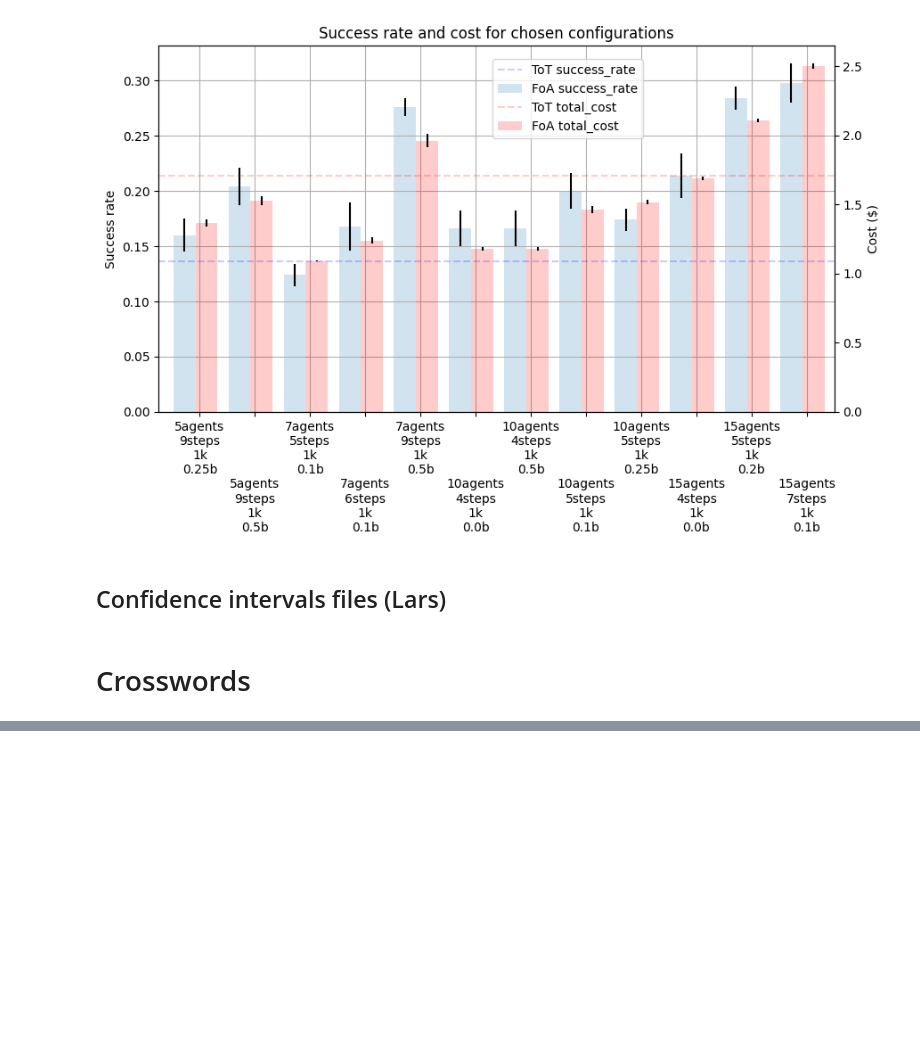
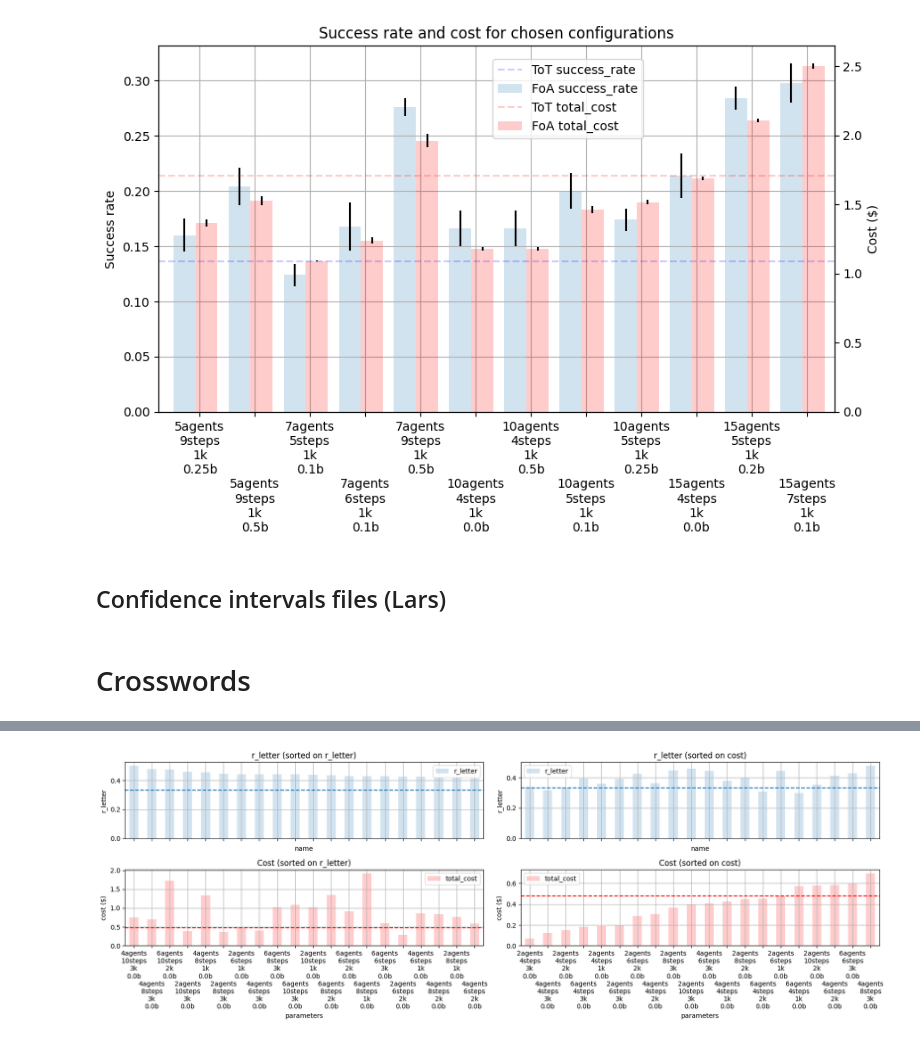
Before and after one commit to au-clan/FoA, a Jupyter notebook: n_overleaf.ipynb, the cells around one changed output, grey strips where cells are left out. Saved outputs shown, nothing was run; the diff lists cells and outputs as text; code cells hidden in the pictures; blank space fills up the shorter version.

Commit message:
Crosswords initial gridsearch results

```diff
--- a/n_overleaf.ipynb
+++ b/n_overleaf.ipynb
@@ -127,6 +129,6 @@ def plot_per_agents_and_steps(df, tot_accuracy, tot_cost, k, save_to, figsize=(1
 # %%
 # Accuracy and Cost from ToT benchmarks
-tot_runs = get_files_in_folder("benchmarks/gameof24")
+tot_runs = get_files_in_folder("benchmarks/gameof24/propose")
 tot_accuracies = []
 tot_costs = []
 
@@ -501,16 +746,16 @@ def get_crossword_metrcis_tot(file_path):
 # %%
 benchmark_logs = get_files_in_folder("benchmarks/crosswords/propose")
 
-results = {"r_letter": [], "r_word": [], "r_game": [], "cost": []}
+results = {"r_letter": [], "r_word": [], "r_game": [], "total_cost": []}
 for log in benchmark_logs:
     result = get_crossword_metrcis_tot(log)
     results["r_letter"].append(result["r_letter"])
     results["r_word"].append(result["r_word"])
     results["r_game"].append(result["r_game"])
-    results["cost"].append(result["cost"])
+    results["total_cost"].append(result["cost"])
 
-mean_results = {key: sum(value)/len(value) for key, value in results.items()}
-mean_results
+tot_metrics = {key: sum(value)/len(value) for key, value in results.items()}
+tot_metrics
 # %% [output]
 {'r_letter': 0.3325000000000001,
  'r_word': 0.17,
@@ -518,0 +766,8 @@ mean_results
+# %%
+files = get_files_in_folder("logs_recent/gridsearch/crosswords")
+
+results = [get_params(file) for file in files]
+results = sorted(results, key=lambda x: x["r_letter"], reverse=True)
+
+df = pd.DataFrame(results)
+df.head()
@@ -518,0 +781,29 @@ mean_results
+# %%
+# prioritizing cost
+
+import matplotlib.pyplot as plt
+
+# Create a figure with two subplots
+fig, axes = plt.subplots(2, 2, figsize=(17, 6))
+
+metric = "r_letter"
+
+# Plot sorted with success rate
+df_temp = df.copy()
+df_temp.sort_values(by=[metric, "total_cost"], ascending=[False, True], inplace=True)
+df_temp = df_temp.head(20)
+plot_metric(df_temp, metric, tot_metrics, axes[0,0], axes[1,0], tot_accuracy, tot_cost, sorted_on=metric)
+
+# Plot sorted with cost
+df_temp = df.copy()
+df_temp = df_temp[df_temp[metric] > tot_metrics[metric]*0.9]
+df_temp.sort_values(by=["total_cost", metric], ascending=[True, False], inplace=True)
+df_temp = df_temp.head(20)
+plot_metric(df_temp, metric, tot_metrics, axes[0,1], axes[1,1], tot_accuracy, tot_cost, sorted_on="cost")
+
+# Adjust layout
+plt.tight_layout()
+plt.savefig("pics/gameof24/initial_gridsearch/best_sr_cost.png", dpi=300)
+plt.show()
+# %% [output]
+[figure, added]
```
Also changed, not shown: parts of 9 cells of this notebook, 43 other files.
